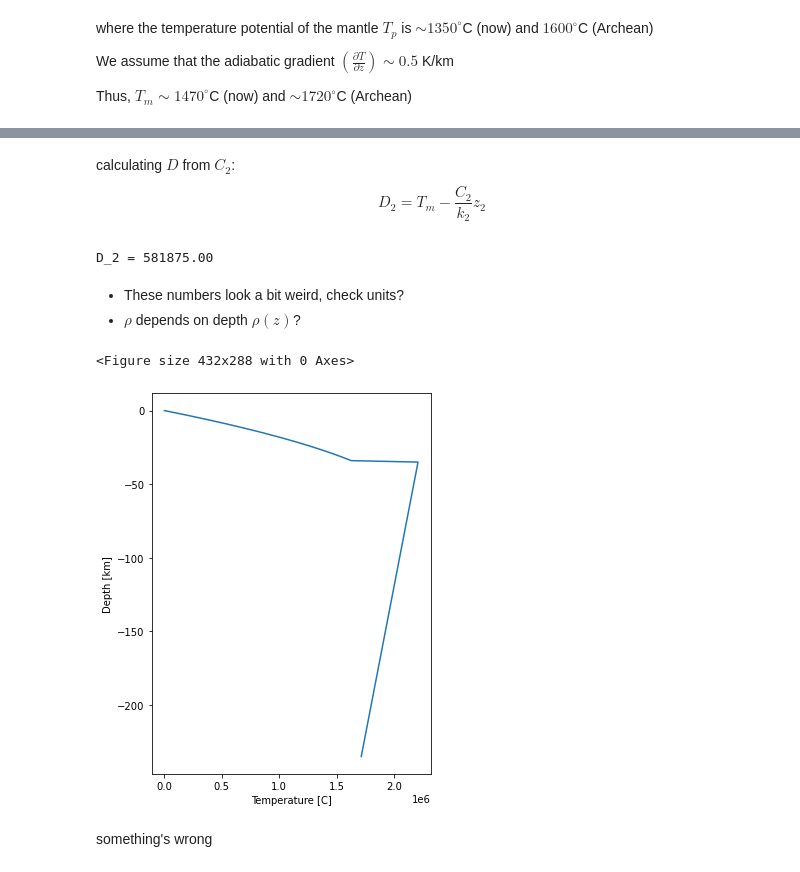
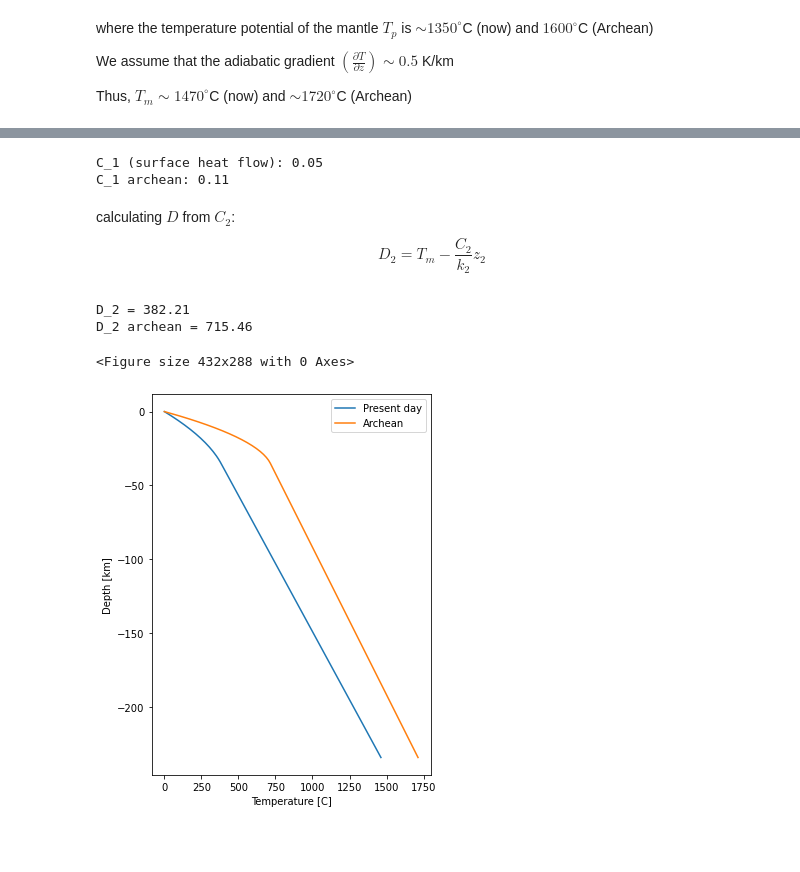
Before and after one commit to vvmai/lab_kore, a Jupyter notebook: isostasy_calculation.ipynb, the cells around one changed output, grey strips where cells are left out. Drawn from its saved outputs; the diff is of its cells as text; code cells hidden in the pictures; blank space fills up the shorter version.

```diff
--- a/isostasy_calculation.ipynb
+++ b/isostasy_calculation.ipynb
@@ -286,7 +340,12 @@ $$C_2 =\frac{k_2T_m-\frac{1}{2}\frac{k_2}{k_1}\rho Hz_1^2 }{z_2}$$
 # %%
 k_1 = 3.0 # Thermal conductivity of the crustal layer [W/mK] (assume constant)
 k_2 = 3.0 # Thermal conductivity of the upper mantle
-H = 1*10**(-6) # radiogenic heat production of the average continental crust [W/m^3]
-C_2 = (k_2*T_m-(1/2)*(k_2/k_1)*rho_cc*H*cc**2)/(cc+cm)
+numerator = (T_m*k_1)/cc - (1/2)*rho_cc*H*cc
+denominator = 1 - (k_1/k_2) + (k_1/k_2)*((cc+cm)/cc)
+C_2 = numerator/denominator
 print("C_2 = %.2f"%C_2)
+numerator = (T_m_archean*k_1)/cc - (1/2)*rho_cc*H_archean*cc
+denominator = 1 - (k_1/k_2) + (k_1/k_2)*((cc+cm)/cc)
+C_2_archean = numerator/denominator
+print("C_2 archean = %.2f"%C_2_archean)
 # %% [output]
@@ -302,44 +357,53 @@ C_1 = 191.84
+# %%
+C_1 = C_2+rho_cc*H*cc
+print("C_1 (surface heat flow): %.2f"%C_1)
+C_1_archean = C_2_archean+rho_cc*H_archean*cc
+print("C_1 archean: %.2f"%C_1_archean)
+# %% [output]
+C_1 (surface heat flow): 0.05
+C_1 archean: 0.11
 # %% [markdown]
 calculating $D$ from $C_2$:
 $$D_2 = T_m - \frac{C_2}{k_2}z_2$$
 # %%
-D_2 = T_m-(C_2*(cc+cm))/k_2
+D_2 = T_m-(C_2*(cm))/k_2
 print("D_2 = %.2f"%D_2)
+D_2_archean = T_m_archean-(C_2_archean*(cm))/k_2
+print("D_2 archean = %.2f"%D_2_archean)
 # %% [output]
-D_2 = 581875.00
+D_2 = 382.21
+D_2 archean = 715.46
-# %% [markdown]
-* These numbers look a bit weird, check units?
-* $\rho$ depends on depth $\rho(z)$?
 # %%
-def calc_geotherm(z):
+def calc_geotherm(z,C_1,C_2,D_2,H):
     """
     Calculates the geothermal gradient up to depth (z),
     (for now) assuming that thermal conductivity is constant
     and that values for the crust and mantle are both k = 3.0
     """
     T = np.ones(len(z))
-    T_0 = 273 # surface temperature [K]
+    T_0 = 0 # surface temperature [C]
 
     # index of end of crustal layer
     i = int(np.where(z==cc)[0])
-
     # temperature within the crust
-    for j, val in enumerate(z[:i]):
-        T[j] = T_0 + (C_1*val)/k_1 - ((rho_cc*H*val**2)/(2*k_1))
+    for j, z_1 in enumerate(z[:i]):
+        T[j] = T_0 + (C_1*z_1)/k_1  - ((rho_cc*H*z_1**2)/(2*k_1))
     # temperature below the crust
-    for m, val in enumerate(z[i:]):
-        T[m+j+1] = T[j] + ((val-cc)/k_2)*C_2+D_2
+    for m, z_2 in enumerate(z[i:]):
+        T[m+j+1] = ((z_2-cc)/k_2)*C_2 + D_2
     return T
 # %%
-T = calc_geotherm(z)
+z = np.array(range(initial_depth,cc+cm,depth_increment))# depth [m]
+T = calc_geotherm(z,C_1,C_2,D_2,H)
+T_archean = calc_geotherm(z,C_1_archean,C_2_archean,D_2_archean,H_archean)
 plt.figure(4)
 plt.figure(figsize=(5,7))
-plt.plot(T-273,[-i/1000 for i in z])
+plt.plot(T,[-i/1000 for i in z])
+plt.plot(T_archean,[-i/1000 for i in z])
 plt.xlabel('Temperature [C]')
 plt.ylabel('Depth [km]')
+plt.legend(['Present day','Archean'])
 plt.show()
 # %% [output]
 <Figure size 432x288 with 0 Axes>
-[figure, old version]
+[figure, new version]
-# %% [markdown]
-something's wrong
```
Also changed, not shown: parts of 27 cells of this notebook.
